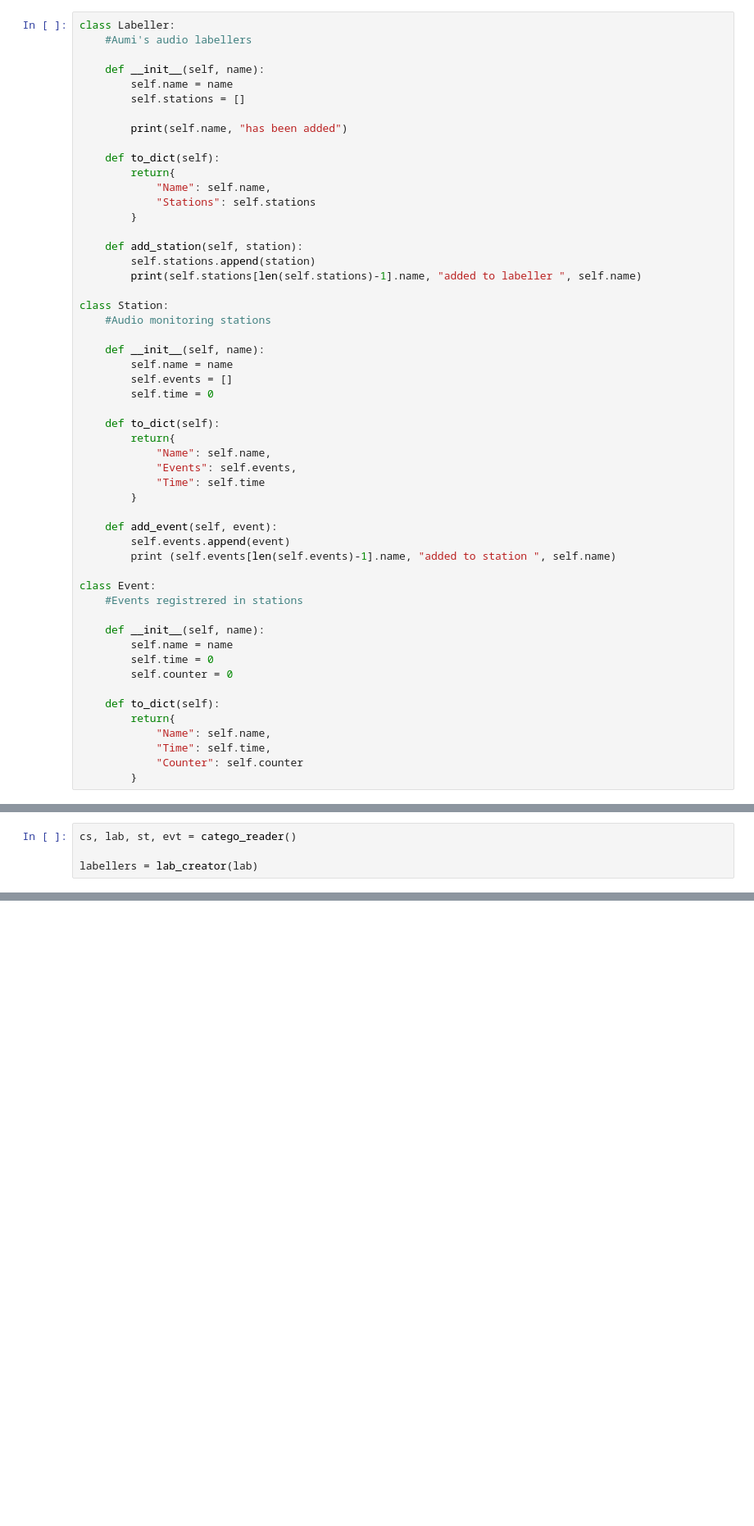
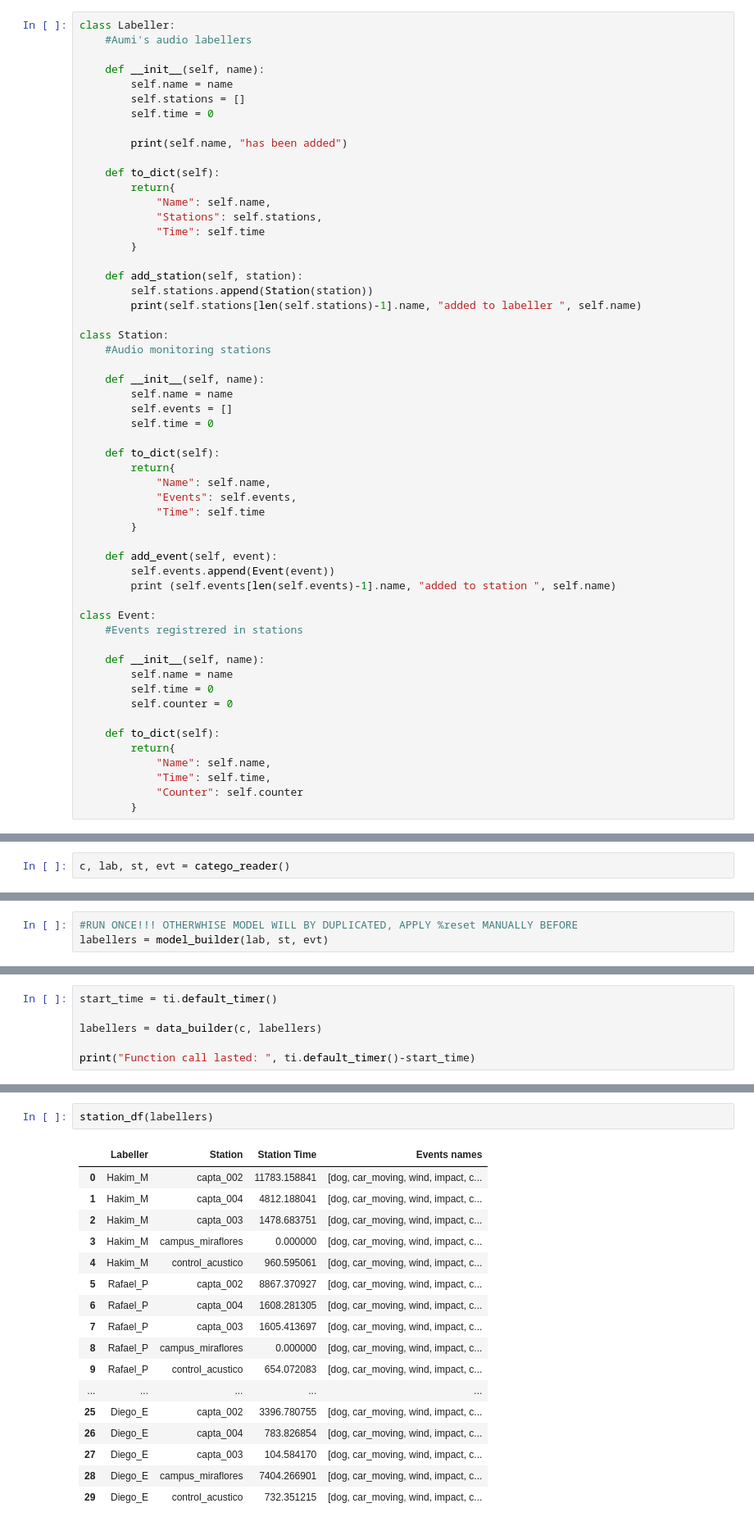
Before and after one commit to JoaquinRMorales/AuMiLAB, a Jupyter notebook: FUSA/Labellers.ipynb, the cells around one changed output, grey strips where cells are left out. Shown at 82% size. Saved outputs shown, nothing was run; the diff lists cells and outputs as text; blank space fills up the shorter version.

Commit message:
New functions added

```diff
--- a/FUSA/Labellers.ipynb
+++ b/FUSA/Labellers.ipynb
@@ -8,17 +9,19 @@ class Labeller:
     def __init__(self, name):
         self.name = name
         self.stations = []
+        self.time = 0
 
         print(self.name, "has been added")
 
     def to_dict(self):
         return{
             "Name": self.name,
-            "Stations": self.stations
+            "Stations": self.stations,
+            "Time": self.time
         }
 
     def add_station(self, station):
-        self.stations.append(station)
+        self.stations.append(Station(station))
         print(self.stations[len(self.stations)-1].name, "added to labeller ", self.name)
 
 class Station:
@@ -37,7 +40,7 @@ class Station:
         }
 
     def add_event(self, event):
-        self.events.append(event)
+        self.events.append(Event(event))
         print (self.events[len(self.events)-1].name, "added to station ", self.name)
 
 class Event:
@@ -82,4 +188,2 @@ def lab_creator(names):
 # %%
-cs, lab, st, evt = catego_reader()
-
-labellers = lab_creator(lab)
+c, lab, st, evt = catego_reader()
@@ -113,0 +190,3 @@ Capta added to labeller  Hakim
+# %%
+#RUN ONCE!!! OTHERWHISE MODEL WILL BY DUPLICATED, APPLY %reset MANUALLY BEFORE
+labellers = model_builder(lab, st, evt)
@@ -113,0 +211,6 @@ Capta added to labeller  Hakim
+# %%
+start_time = ti.default_timer()
+
+labellers = data_builder(c, labellers)
+
+print("Function call lasted: ", ti.default_timer()-start_time)
@@ -113,0 +229,20 @@ Capta added to labeller  Hakim
+# %%
+station_df(labellers)
+# %% [output]
+|  | Labeller | Station | Station Time | Events names |
+| 0 | Hakim_M | capta_002 | 11783.158841 | [dog, car_moving, wind, impact, c... |
+| 1 | Hakim_M | capta_004 | 4812.188041 | [dog, car_moving, wind, impact, c... |
+| 2 | Hakim_M | capta_003 | 1478.683751 | [dog, car_moving, wind, impact, c... |
+| 3 | Hakim_M | campus_miraflores | 0.000000 | [dog, car_moving, wind, impact, c... |
+| 4 | Hakim_M | control_acustico | 960.595061 | [dog, car_moving, wind, impact, c... |
+| 5 | Rafael_P | capta_002 | 8867.370927 | [dog, car_moving, wind, impact, c... |
+| 6 | Rafael_P | capta_004 | 1608.281305 | [dog, car_moving, wind, impact, c... |
+| 7 | Rafael_P | capta_003 | 1605.413697 | [dog, car_moving, wind, impact, c... |
+| 8 | Rafael_P | campus_miraflores | 0.000000 | [dog, car_moving, wind, impact, c... |
+| 9 | Rafael_P | control_acustico | 654.072083 | [dog, car_moving, wind, impact, c... |
+| ... | ... | ... | ... | ... |
+| 25 | Diego_E | capta_002 | 3396.780755 | [dog, car_moving, wind, impact, c... |
+| 26 | Diego_E | capta_004 | 783.826854 | [dog, car_moving, wind, impact, c... |
+| 27 | Diego_E | capta_003 | 104.584170 | [dog, car_moving, wind, impact, c... |
+| 28 | Diego_E | campus_miraflores | 7404.266901 | [dog, car_moving, wind, impact, c... |
+| 29 | Diego_E | control_acustico | 732.351215 | [dog, car_moving, wind, impact, c... |
```
Also changed, not shown: parts of 8 cells of this notebook.
